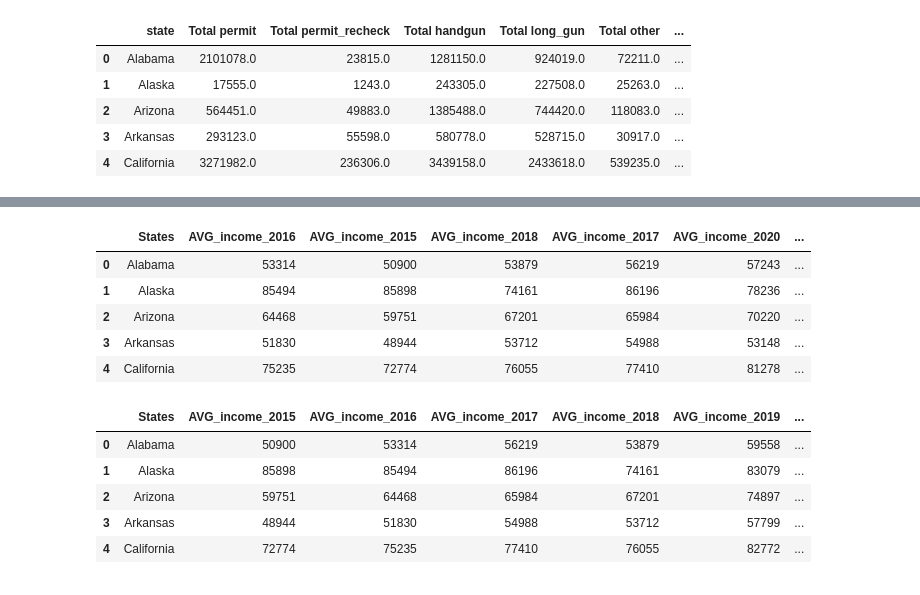
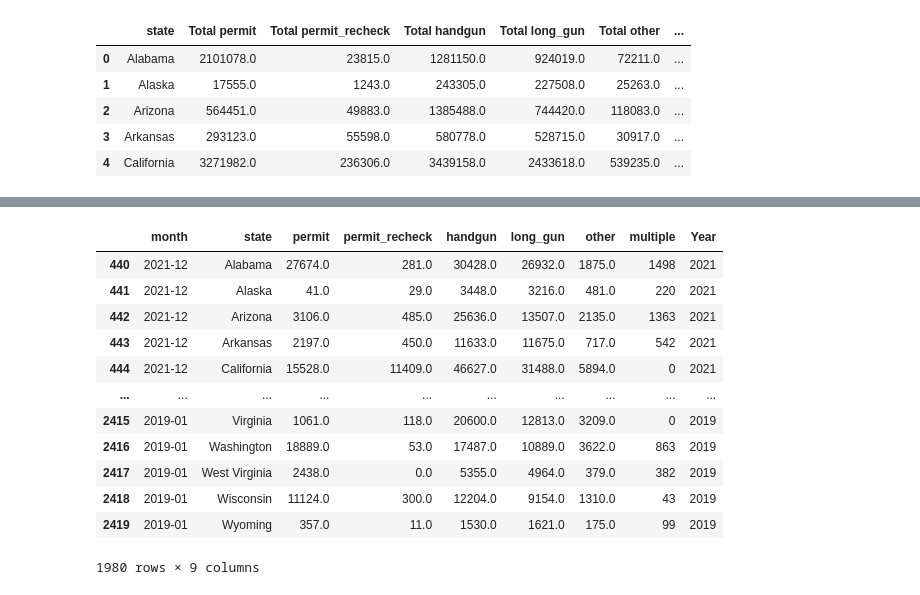
Before and after one commit to Marcus-W-Garnham/project_gun, a Jupyter notebook: gun/Gun_Background_Check/Background_Clean.ipynb, the cells around one changed output, grey strips where cells are left out. Saved outputs shown, nothing was run; the diff lists cells and outputs as text; code cells hidden in the pictures.

```diff
--- a/gun/Gun_Background_Check/Background_Clean.ipynb
+++ b/gun/Gun_Background_Check/Background_Clean.ipynb
@@ -375,22 +169,17 @@ combined3_df.head()
-# %%
-F_df=combined3_df.reset_index()
-F_df.head()
-# %% [output]
-|  | States | AVG_income_2016 | AVG_income_2015 | AVG_income_2018 | AVG_income_2017 | AVG_income_2020 | ... |
-| 0 | Alabama | 53314 | 50900 | 53879 | 56219 | 57243 | ... |
-| 1 | Alaska | 85494 | 85898 | 74161 | 86196 | 78236 | ... |
-| 2 | Arizona | 64468 | 59751 | 67201 | 65984 | 70220 | ... |
-| 3 | Arkansas | 51830 | 48944 | 53712 | 54988 | 53148 | ... |
-| 4 | California | 75235 | 72774 | 76055 | 77410 | 81278 | ... |
-# %%
-#ordering the columns
-final_combined_df = F_df[["States","AVG_income_2015","AVG_income_2016","AVG_income_2017","AVG_income_2018",
-                                  "AVG_income_2019","AVG_income_2020","AVG_income_2021"]]
-final_combined_df.head()
-# %% [output]
-|  | States | AVG_income_2015 | AVG_income_2016 | AVG_income_2017 | AVG_income_2018 | AVG_income_2019 | ... |
-| 0 | Alabama | 50900 | 53314 | 56219 | 53879 | 59558 | ... |
-| 1 | Alaska | 85898 | 85494 | 86196 | 74161 | 83079 | ... |
-| 2 | Arizona | 59751 | 64468 | 65984 | 67201 | 74897 | ... |
-| 3 | Arkansas | 48944 | 51830 | 54988 | 53712 | 57799 | ... |
-| 4 | California | 72774 | 75235 | 77410 | 76055 | 82772 | ... |
+# %%
+df2019_2021 = joined_df[joined_df["Year"].str.contains("2021|2020|2019") == True]
+df2019_2021
+# %% [output]
+|  | month | state | permit | permit_recheck | handgun | long_gun | other | multiple | Year |
+| 440 | 2021-12 | Alabama | 27674.0 | 281.0 | 30428.0 | 26932.0 | 1875.0 | 1498 | 2021 |
+| 441 | 2021-12 | Alaska | 41.0 | 29.0 | 3448.0 | 3216.0 | 481.0 | 220 | 2021 |
+| 442 | 2021-12 | Arizona | 3106.0 | 485.0 | 25636.0 | 13507.0 | 2135.0 | 1363 | 2021 |
+| 443 | 2021-12 | Arkansas | 2197.0 | 450.0 | 11633.0 | 11675.0 | 717.0 | 542 | 2021 |
+| 444 | 2021-12 | California | 15528.0 | 11409.0 | 46627.0 | 31488.0 | 5894.0 | 0 | 2021 |
+| ... | ... | ... | ... | ... | ... | ... | ... | ... | ... |
+| 2415 | 2019-01 | Virginia | 1061.0 | 118.0 | 20600.0 | 12813.0 | 3209.0 | 0 | 2019 |
+| 2416 | 2019-01 | Washington | 18889.0 | 53.0 | 17487.0 | 10889.0 | 3622.0 | 863 | 2019 |
+| 2417 | 2019-01 | West Virginia | 2438.0 | 0.0 | 5355.0 | 4964.0 | 379.0 | 382 | 2019 |
+| 2418 | 2019-01 | Wisconsin | 11124.0 | 300.0 | 12204.0 | 9154.0 | 1310.0 | 43 | 2019 |
+| 2419 | 2019-01 | Wyoming | 357.0 | 11.0 | 1530.0 | 1621.0 | 175.0 | 99 | 2019 |
+1980 rows × 9 columns
```
Also changed, not shown: parts of 21 cells of this notebook, 12 other files.
